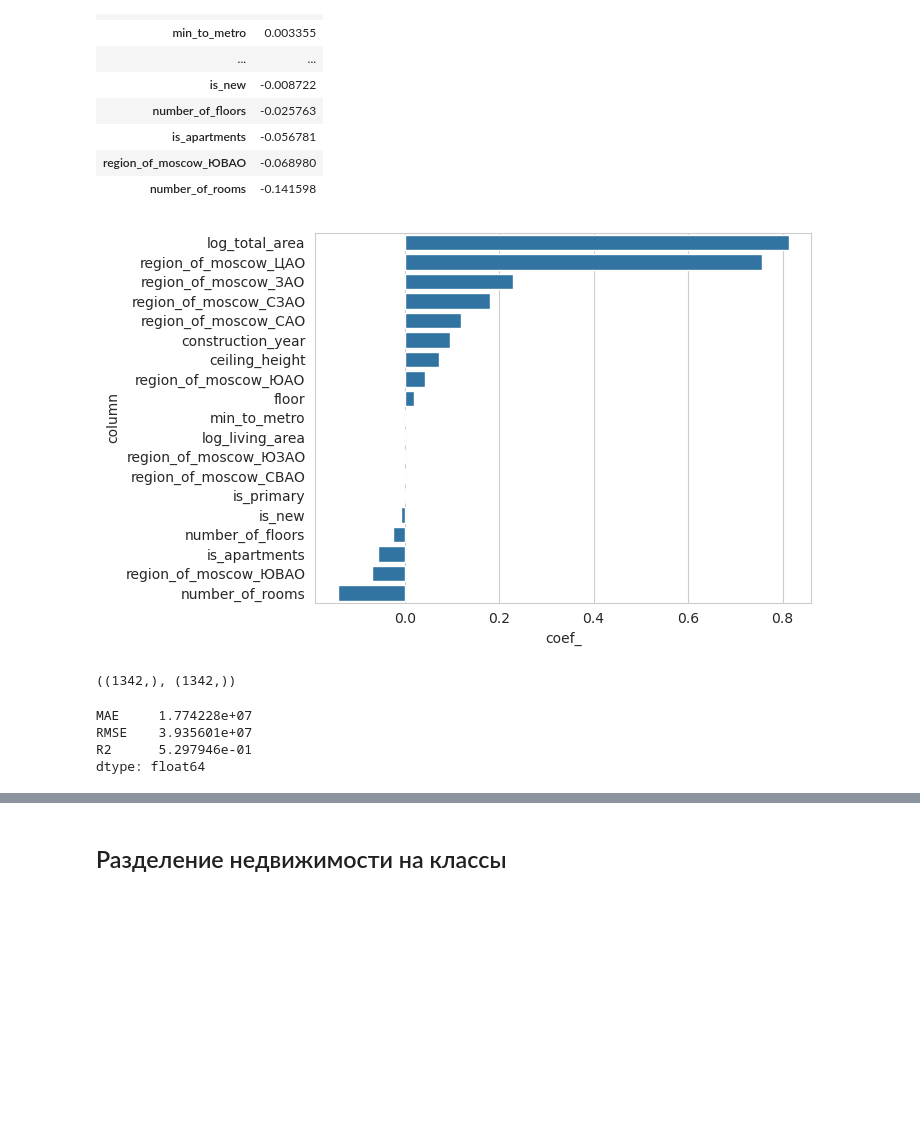
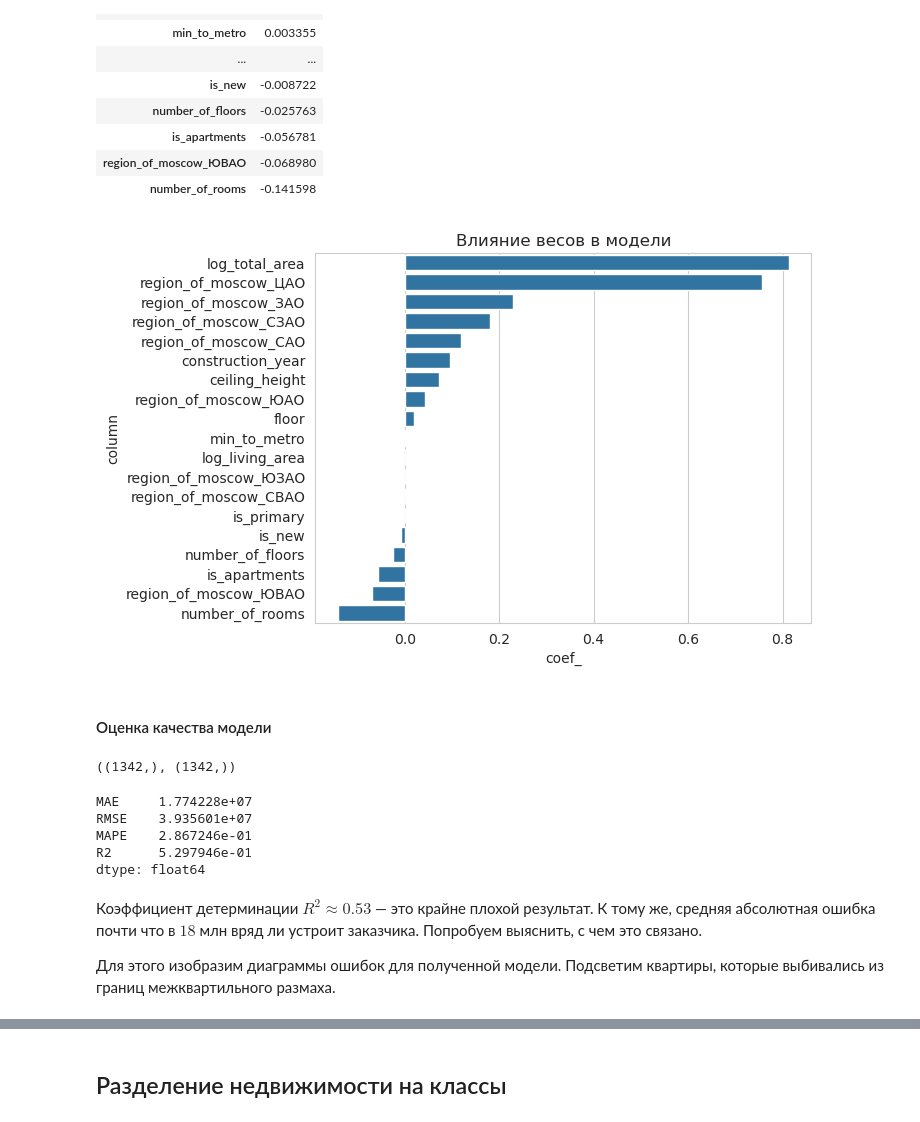
Before and after one commit to ivmulin/housing_analysis, a Jupyter notebook: estate_analysis.ipynb, the cells around one changed output, grey strips where cells are left out. Saved outputs shown, nothing was run; the diff lists cells and outputs as text; code cells hidden in the pictures; blank space fills up the shorter version.

```diff
--- a/estate_analysis.ipynb
+++ b/estate_analysis.ipynb
@@ -920,8 +955,13 @@ weights
 | region_of_moscow_ЮВАО | -0.068980 |
 | number_of_rooms | -0.141598 |
 # %%
+# Изобразим влияние каждого веса на диаграмме
+
 sns.barplot(data = weights, x = 'coef_', y = 'column', orient = 'h')
+plt.title('Влияние весов в модели')
 plt.show()
 # %% [output]
-[figure, old version]
+[figure, new version]
+# %% [markdown]
+#### Оценка качества модели
 # %%
@@ -933,13 +981,21 @@ y_pred.shape, y_test.shape
 # %% [output]
 ((1342,), (1342,))
 # %%
-pd.Series({
+# Выведем метрики качества
+
+print(pd.Series({
     'MAE': mean_absolute_error(y_pred, y_test),
     'RMSE': root_mean_squared_error(y_pred, y_test),
+    'MAPE': mean_absolute_percentage_error(y_pred, y_test),
     'R2': r2_score(y_pred, y_test)
-})
+}))
 # %% [output]
 MAE     1.774228e+07
 RMSE    3.935601e+07
+MAPE    2.867246e-01
 R2      5.297946e-01
 dtype: float64
+# %% [markdown]
+Коэффициент детерминации $R^2 \approx0.53$ — это крайне плохой результат. К тому же, средняя абсолютная ошибка почти что в $18$ млн вряд ли устроит заказчика. Попробуем выяснить, с чем это связано.
+
+Для этого изобразим диаграммы ошибок для полученной модели. Подсветим квартиры, которые выбивались из границ межквартильного размаха.
```
Also changed, not shown: parts of 75 cells of this notebook, 1 other file.
